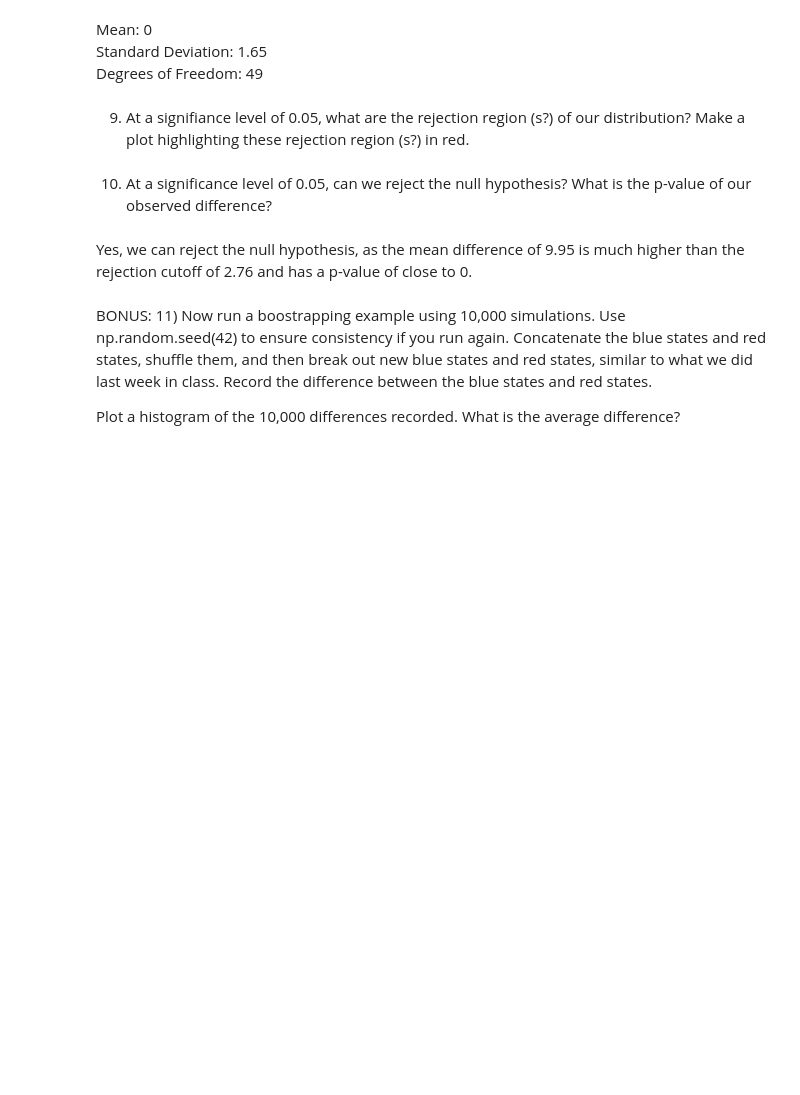
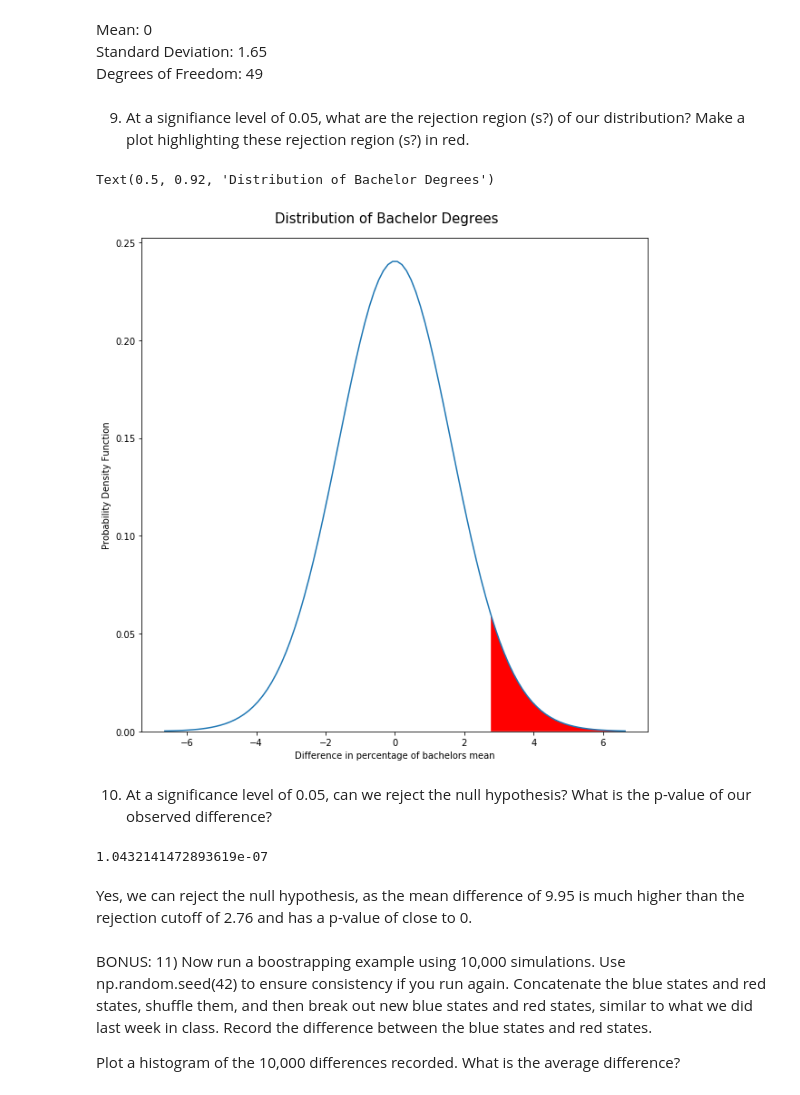
Before and after one commit to AlvarezKevin/fall_2019, a Jupyter notebook: week09-relationships_between_variables/Homework_Nine.ipynb, the cells around one changed output. Drawn from its saved outputs; the diff is of its cells as text; code cells hidden in the pictures; blank space fills up the shorter version.

```diff
--- a/week09-relationships_between_variables/Homework_Nine.ipynb
+++ b/week09-relationships_between_variables/Homework_Nine.ipynb
@@ -173,8 +159,27 @@ Standard Deviation: 1.65
 Degrees of Freedom: 49
 # %% [markdown]
 9) At a signifiance level of 0.05, what are the rejection region (s?) of our distribution? Make a plot highlighting these rejection region (s?) in red.
+# %%
+dist = stats.t(loc=0, scale=1.65, df=49)
+fig = plt.figure(figsize=(10,10))
+x = np.linspace(dist.ppf(0.0001), dist.ppf(0.9999), 100)
+plt.plot(x, dist.pdf(x))
+plt.ylim(bottom=0)
+X_fill = np.linspace(dist.ppf(0.95), dist.ppf(0.9999))
+Y = dist.pdf(X_fill)
+plt.fill_between(X_fill, 0, Y, facecolor='red')
+plt.xlabel('Difference in percentage of bachelors mean')
+plt.ylabel('Probability Density Function')
+fig.suptitle('Distribution of Bachelor Degrees', fontsize=15, y=0.92)
+# %% [output]
+Text(0.5, 0.92, 'Distribution of Bachelor Degrees')
+[figure, added]
 # %% [markdown]
 10) At a significance level of 0.05, can we reject the null hypothesis? What is the p-value of our observed difference?
+# %%
+(1 - dist.cdf(np.mean(blue_state_means['Percent_Bachelors_Degree']) - np.mean(red_state_means['Percent_Bachelors_Degree'])))
+# %% [output]
+1.0432141472893619e-07
 # %% [markdown]
 Yes, we can reject the null hypothesis, as the mean difference of 9.95 is much higher than the rejection cutoff of 2.76 and has a p-value of close to 0.
 # %% [markdown]
```
Also changed, not shown: parts of 3 cells of this notebook.
